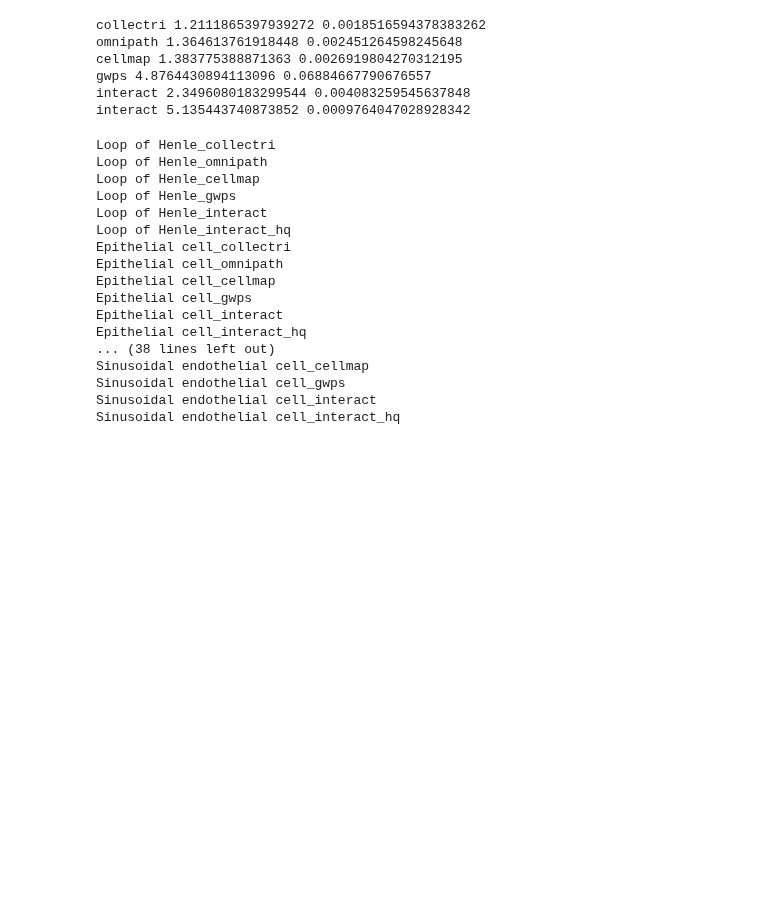
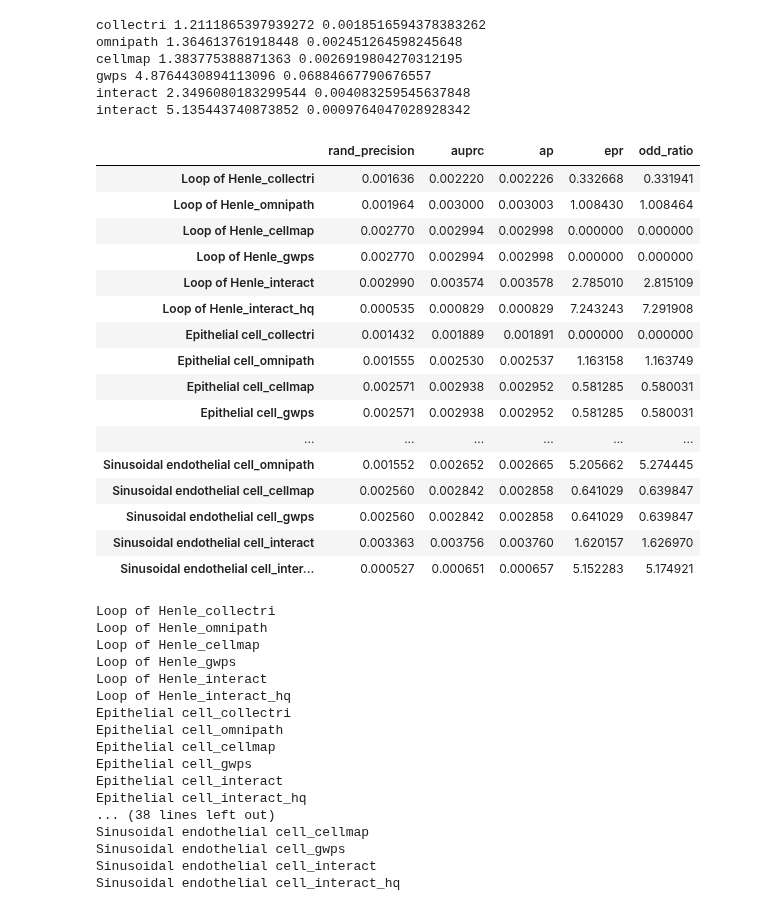
Before and after one commit to cantinilab/scPRINT, a Jupyter notebook: notebooks/scPRINT-2-repro-notebooks/gene_networks.ipynb, the cells around one changed output. Saved outputs shown, nothing was run; the diff lists cells and outputs as text; code cells hidden in the pictures; blank space fills up the shorter version.

```diff
--- a/notebooks/scPRINT-2-repro-notebooks/gene_networks.ipynb
+++ b/notebooks/scPRINT-2-repro-notebooks/gene_networks.ipynb
@@ -2414,3 +2056,23 @@ metrics_v2 = {
+# %%
+pd.DataFrame.from_dict(metrics_v1, orient="index")
+# %% [output]
+|  | rand_precision | auprc | ap | epr | odd_ratio |
+| Loop of Henle_collectri | 0.001636 | 0.002220 | 0.002226 | 0.332668 | 0.331941 |
+| Loop of Henle_omnipath | 0.001964 | 0.003000 | 0.003003 | 1.008430 | 1.008464 |
+| Loop of Henle_cellmap | 0.002770 | 0.002994 | 0.002998 | 0.000000 | 0.000000 |
+| Loop of Henle_gwps | 0.002770 | 0.002994 | 0.002998 | 0.000000 | 0.000000 |
+| Loop of Henle_interact | 0.002990 | 0.003574 | 0.003578 | 2.785010 | 2.815109 |
+| Loop of Henle_interact_hq | 0.000535 | 0.000829 | 0.000829 | 7.243243 | 7.291908 |
+| Epithelial cell_collectri | 0.001432 | 0.001889 | 0.001891 | 0.000000 | 0.000000 |
+| Epithelial cell_omnipath | 0.001555 | 0.002530 | 0.002537 | 1.163158 | 1.163749 |
+| Epithelial cell_cellmap | 0.002571 | 0.002938 | 0.002952 | 0.581285 | 0.580031 |
+| Epithelial cell_gwps | 0.002571 | 0.002938 | 0.002952 | 0.581285 | 0.580031 |
+| ... | ... | ... | ... | ... | ... |
+| Sinusoidal endothelial cell_omnipath | 0.001552 | 0.002652 | 0.002665 | 5.205662 | 5.274445 |
+| Sinusoidal endothelial cell_cellmap | 0.002560 | 0.002842 | 0.002858 | 0.641029 | 0.639847 |
+| Sinusoidal endothelial cell_gwps | 0.002560 | 0.002842 | 0.002858 | 0.641029 | 0.639847 |
+| Sinusoidal endothelial cell_interact | 0.003363 | 0.003756 | 0.003760 | 1.620157 | 1.626970 |
+| Sinusoidal endothelial cell_inter... | 0.000527 | 0.000651 | 0.000657 | 5.152283 | 5.174921 |
 # %%
 show = {}
 for k, v in metrics_v1.items():
```
Also changed, not shown: parts of 5 cells of this notebook, 5 other files.
